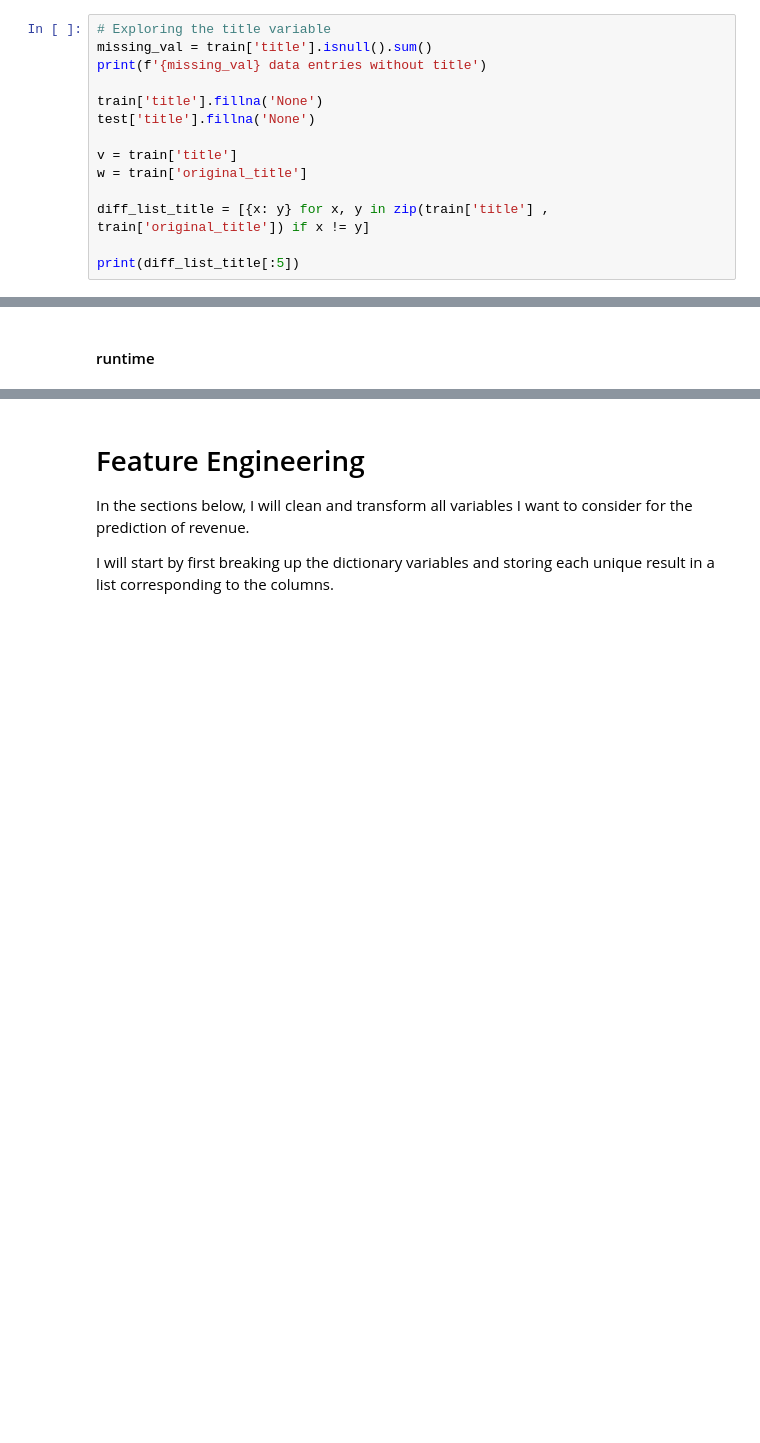
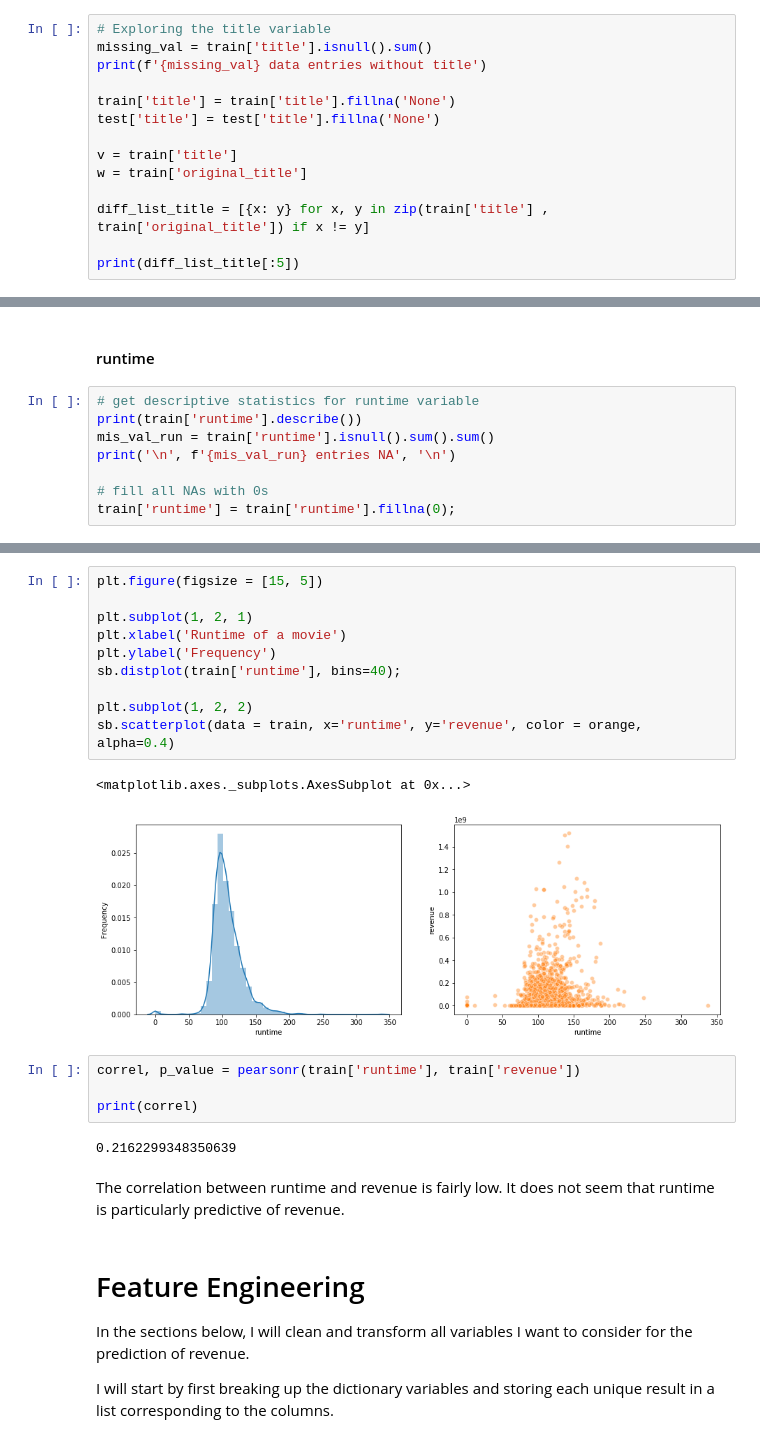
Before and after one commit to julianikulski/tmdb, a Jupyter notebook: tmdb.ipynb, the cells around one changed output, grey strips where cells are left out. Cells and saved outputs as stored; diff of their text form; blank space fills up the shorter version.

Commit message:
Added exploratory analysis for runtime variable

```diff
--- a/tmdb.ipynb
+++ b/tmdb.ipynb
@@ -432,8 +432,8 @@ I will check how big the difference between title and original title is.
 missing_val = train['title'].isnull().sum()
 print(f'{missing_val} data entries without title')
 
-train['title'].fillna('None')
-test['title'].fillna('None')
+train['title'] = train['title'].fillna('None')
+test['title'] = test['title'].fillna('None')
 
 v = train['title']
 w = train['original_title']
@@ -854,2 +848,10 @@ print(corr)
 # %% [markdown]
 #### runtime
+# %%
+# get descriptive statistics for runtime variable
+print(train['runtime'].describe())
+mis_val_run = train['runtime'].isnull().sum().sum()
+print('\n', f'{mis_val_run} entries NA', '\n')
+
+# fill all NAs with 0s
+train['runtime'] = train['runtime'].fillna(0);
@@ -856,3 +870,24 @@ print(corr)
+# %%
+plt.figure(figsize = [15, 5])
+
+plt.subplot(1, 2, 1)
+plt.xlabel('Runtime of a movie')
+plt.ylabel('Frequency')
+sb.distplot(train['runtime'], bins=40);
+
+plt.subplot(1, 2, 2)
+sb.scatterplot(data = train, x='runtime', y='revenue', color = orange, alpha=0.4)
+# %% [output]
+<matplotlib.axes._subplots.AxesSubplot at 0x...>
+[figure, added]
+# %%
+correl, p_value = pearsonr(train['runtime'], train['revenue'])
+
+print(correl)
+# %% [output]
+0.2162299348350639
+# %% [markdown]
+The correlation between runtime and revenue is fairly low. It does not seem that runtime is particularly predictive of revenue.
 # %% [markdown]
 # Feature Engineering
 
```
Also changed, not shown: parts of 14 cells of this notebook, 1 other file.
